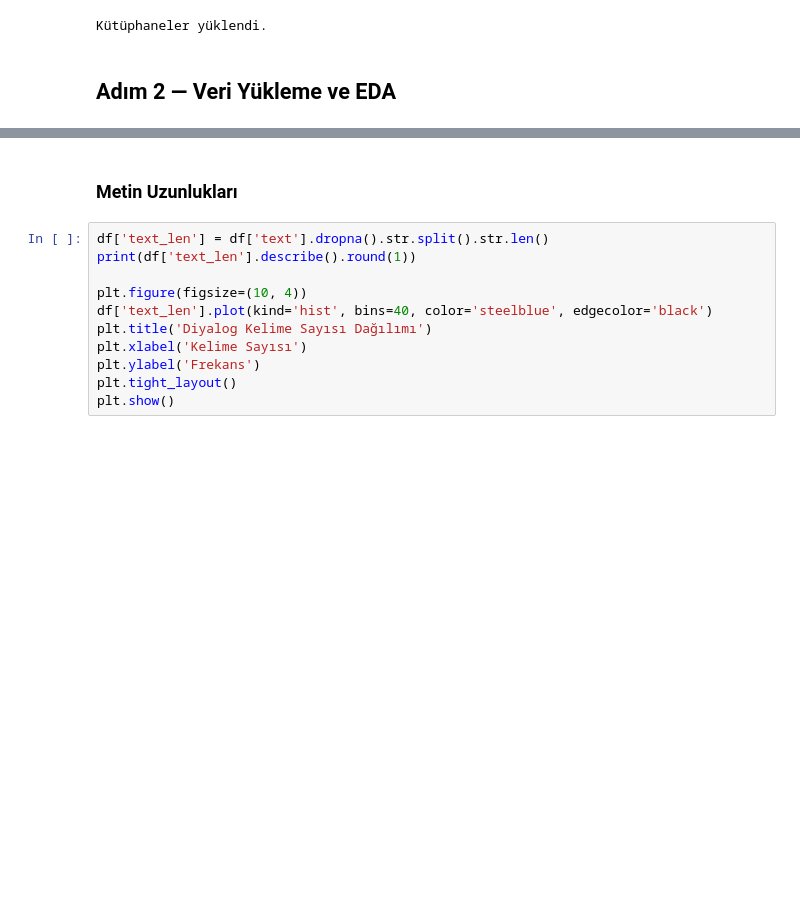
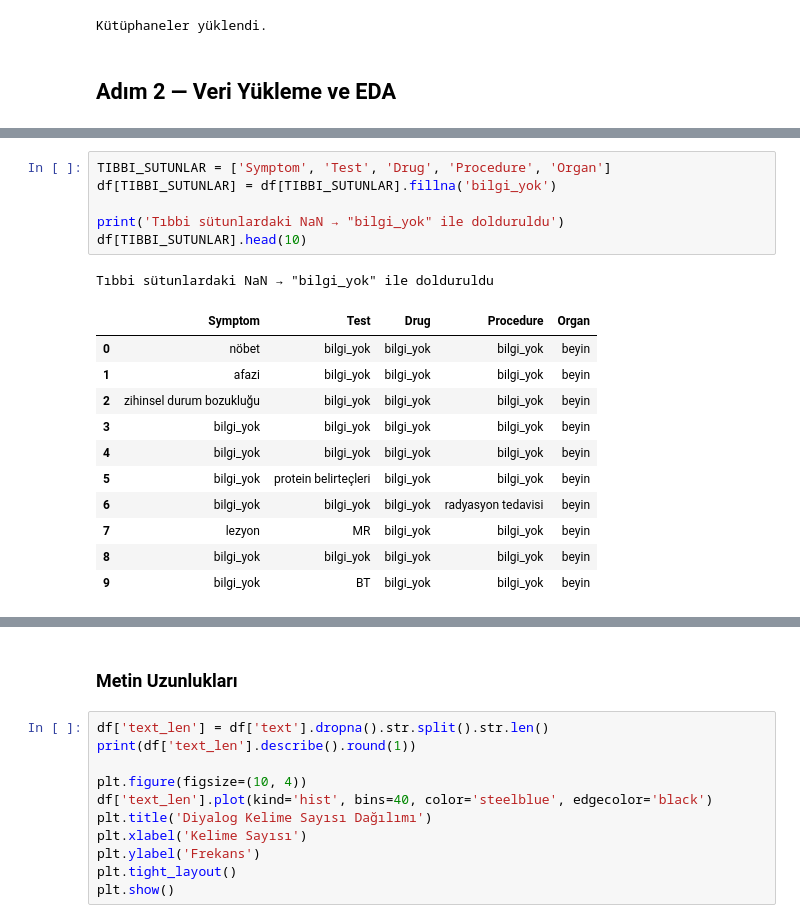
Before and after one commit to gadex203/HouseMD_NLP, a Jupyter notebook: housemd_classification.ipynb, the cells around one changed output, grey strips where cells are left out. Drawn from its saved outputs; the diff is of its cells as text; blank space fills up the shorter version.

```diff
--- a/housemd_classification.ipynb
+++ b/housemd_classification.ipynb
@@ -58,6 +58,25 @@ Sütunlar     : ['season', 'episode', 'speaker', 'Symptom', 'Test', 'Drug', 'Pro
 | 0 | 1 | 1 | Wilson | nöbet | NaN | NaN | NaN | açıklama | hipotez | 0 | ... |
 | 1 | 1 | 1 | Wilson | afazi | NaN | NaN | NaN | açıklama | hipotez | 0 | ... |
 | 2 | 1 | 1 | Wilson | zihinsel durum bozukluğu | NaN | NaN | NaN | açıklama | hipotez | 0 | ... |
+# %%
+TIBBI_SUTUNLAR = ['Symptom', 'Test', 'Drug', 'Procedure', 'Organ']
+df[TIBBI_SUTUNLAR] = df[TIBBI_SUTUNLAR].fillna('bilgi_yok')
+
+print('Tıbbi sütunlardaki NaN → "bilgi_yok" ile dolduruldu')
+df[TIBBI_SUTUNLAR].head(10)
+# %% [output]
+Tıbbi sütunlardaki NaN → "bilgi_yok" ile dolduruldu
+|  | Symptom | Test | Drug | Procedure | Organ |
+| 0 | nöbet | bilgi_yok | bilgi_yok | bilgi_yok | beyin |
+| 1 | afazi | bilgi_yok | bilgi_yok | bilgi_yok | beyin |
+| 2 | zihinsel durum bozukluğu | bilgi_yok | bilgi_yok | bilgi_yok | beyin |
+| 3 | bilgi_yok | bilgi_yok | bilgi_yok | bilgi_yok | beyin |
+| 4 | bilgi_yok | bilgi_yok | bilgi_yok | bilgi_yok | beyin |
+| 5 | bilgi_yok | protein belirteçleri | bilgi_yok | bilgi_yok | beyin |
+| 6 | bilgi_yok | bilgi_yok | bilgi_yok | radyasyon tedavisi | beyin |
+| 7 | lezyon | MR | bilgi_yok | bilgi_yok | beyin |
+| 8 | bilgi_yok | bilgi_yok | bilgi_yok | bilgi_yok | beyin |
+| 9 | bilgi_yok | BT | bilgi_yok | bilgi_yok | beyin |
 # %%
 bos = df.isnull().sum().sort_values(ascending=False)
 pd.DataFrame({'Boş Sayısı': bos, 'Boş %': (bos / len(df) * 100).round(1)})
```
Also changed, not shown: parts of 18 cells of this notebook.
